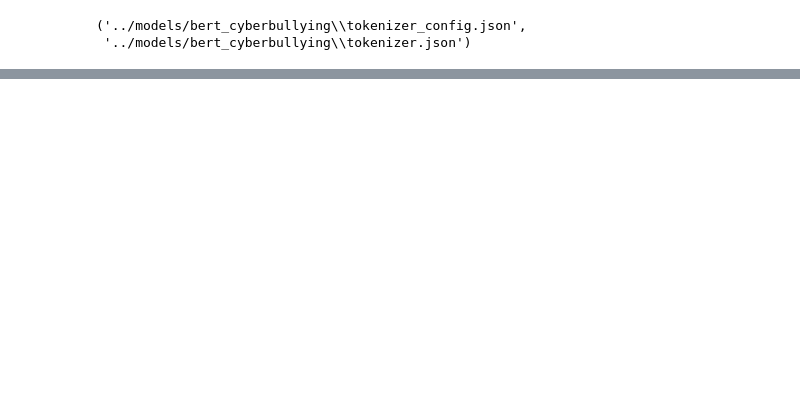
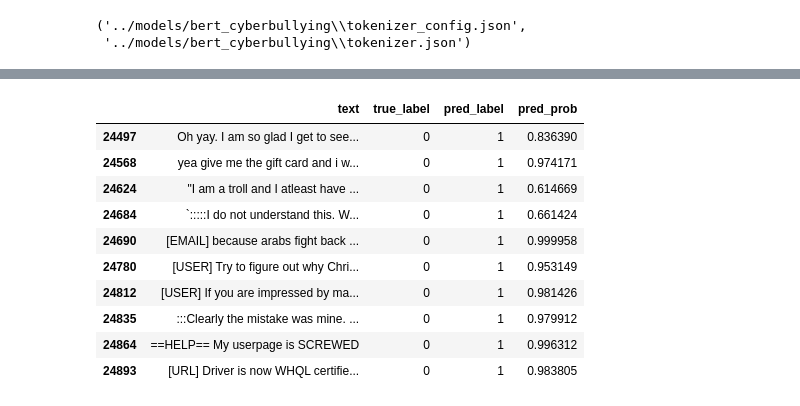
Before and after one commit to otuemre/AdvancedCyberbullyingDetection, a Jupyter notebook: notebooks/AdvancedCyberbullyingDetection.ipynb, the cells around one changed output, grey strips where cells are left out. Drawn from its saved outputs; the diff is of its cells as text; code cells hidden in the pictures; blank space fills up the shorter version.

```diff
--- a/notebooks/AdvancedCyberbullyingDetection.ipynb
+++ b/notebooks/AdvancedCyberbullyingDetection.ipynb
@@ -796,0 +1167,14 @@ tokenizer.save_pretrained("../models/bert_cyberbullying")
+# %%
+false_positives[["text", "true_label", "pred_label", "pred_prob"]].tail(10)
+# %% [output]
+|  | text | true_label | pred_label | pred_prob |
+| 24497 | Oh yay. I am so glad I get to see... | 0 | 1 | 0.836390 |
+| 24568 | yea give me the gift card and i w... | 0 | 1 | 0.974171 |
+| 24624 | "I am a troll and I atleast have ... | 0 | 1 | 0.614669 |
+| 24684 | `:::::I do not understand this. W... | 0 | 1 | 0.661424 |
+| 24690 | [EMAIL] because arabs fight back ... | 0 | 1 | 0.999958 |
+| 24780 | [USER] Try to figure out why Chri... | 0 | 1 | 0.953149 |
+| 24812 | [USER] If you are impressed by ma... | 0 | 1 | 0.981426 |
+| 24835 | :::Clearly the mistake was mine. ... | 0 | 1 | 0.979912 |
+| 24864 | ==HELP== My userpage is SCREWED | 0 | 1 | 0.996312 |
+| 24893 | [URL] Driver is now WHQL certifie... | 0 | 1 | 0.983805 |
```
Also changed, not shown: parts of 45 cells of this notebook.
